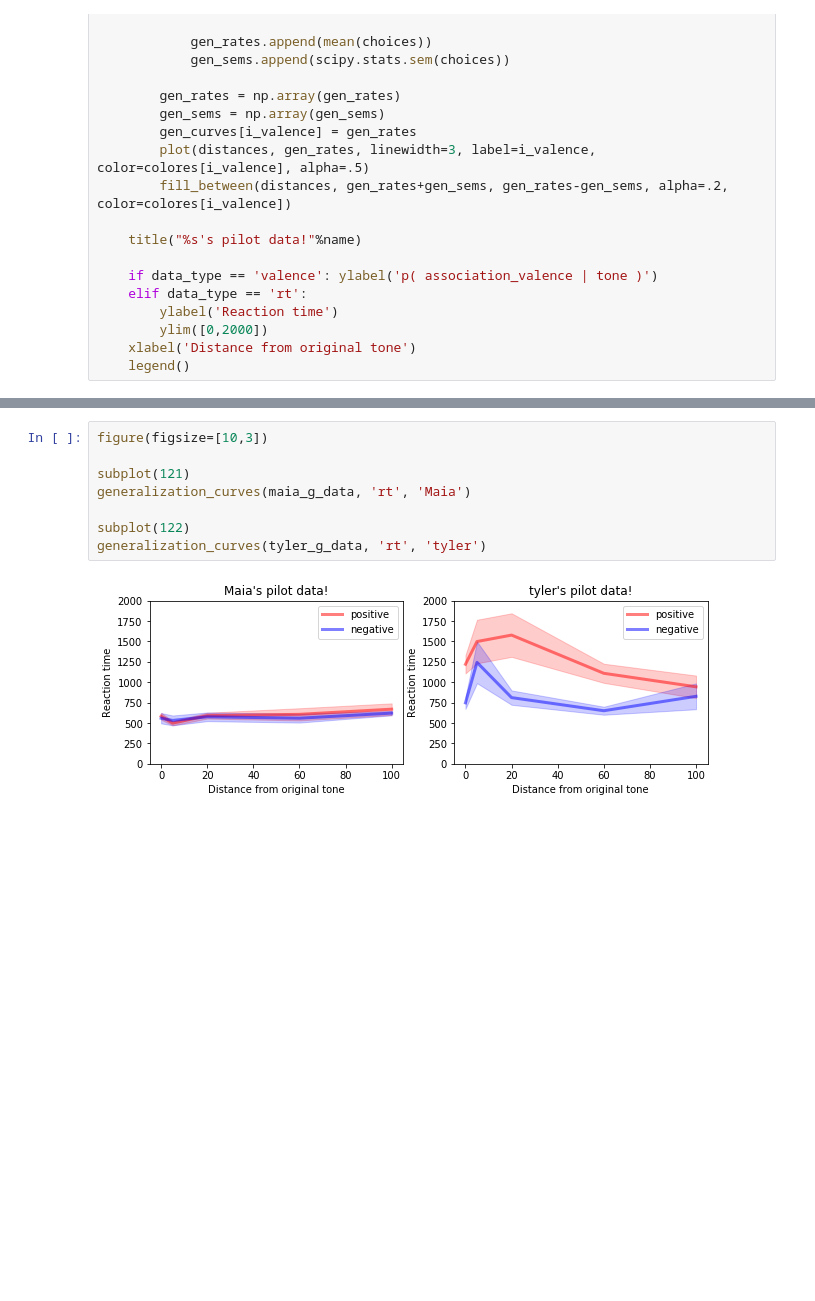
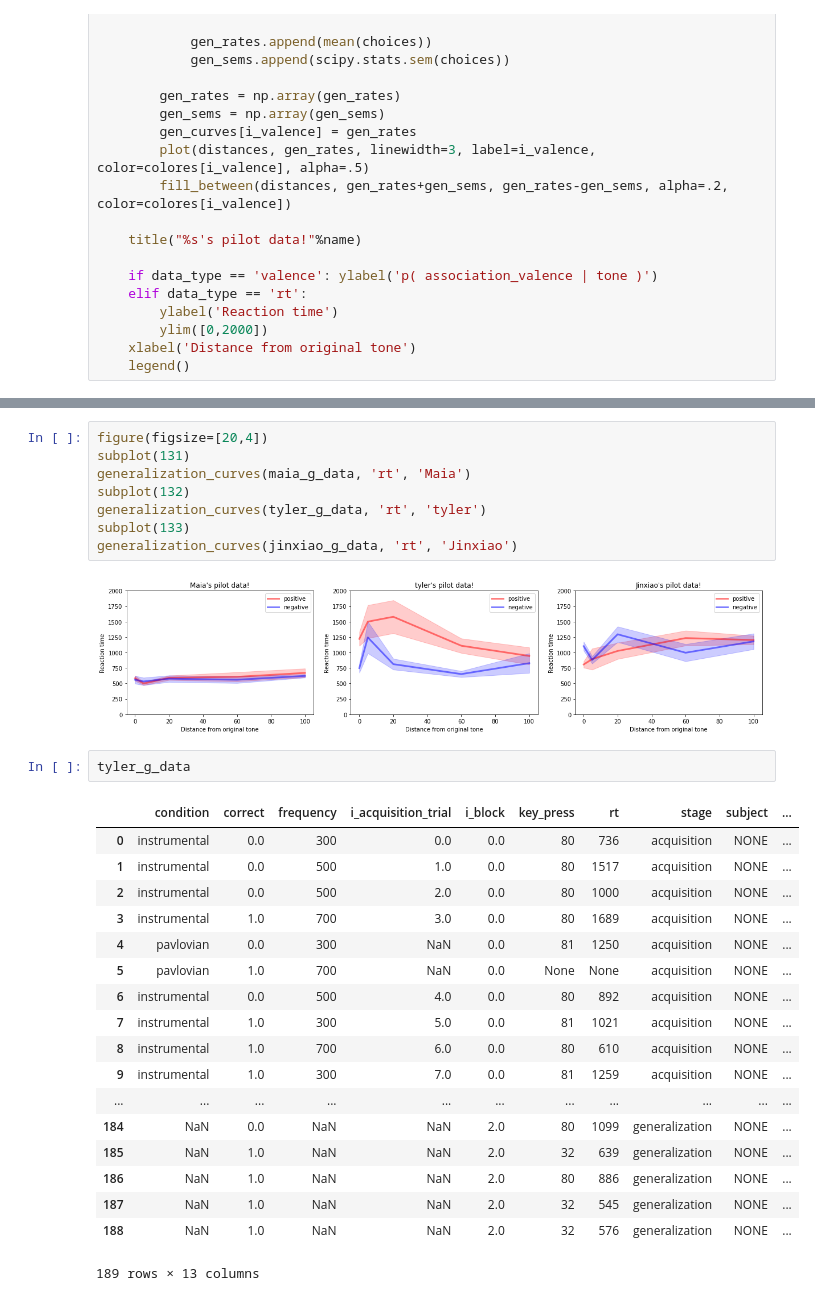
Before and after one commit to tzler/perception_affect_memory, a Jupyter notebook: analysis/pilot_analysis.ipynb, the cells around one changed output, grey strips where cells are left out. Cells and saved outputs as stored; diff of their text form; blank space fills up the shorter version.

```diff
--- a/analysis/pilot_analysis.ipynb
+++ b/analysis/pilot_analysis.ipynb
@@ -213,13 +223,34 @@ subplot(122); generalization_curves(tyler_g_data, 'valence', "tyler")
 # %%
-figure(figsize=[10,3])
-
-subplot(121)
+figure(figsize=[20,4])
+subplot(131)
 generalization_curves(maia_g_data, 'rt', 'Maia')
-
-subplot(122)
+subplot(132)
 generalization_curves(tyler_g_data, 'rt', 'tyler')
+subplot(133)
+generalization_curves(jinxiao_g_data, 'rt', 'Jinxiao')
 # %% [output]
-[figure, old version]
+[figure, new version]
+# %%
+tyler_g_data
+# %% [output]
+|  | condition | correct | frequency | i_acquisition_trial | i_block | key_press | rt | stage | subject | ... |
+| 0 | instrumental | 0.0 | 300 | 0.0 | 0.0 | 80 | 736 | acquisition | NONE | ... |
+| 1 | instrumental | 0.0 | 500 | 1.0 | 0.0 | 80 | 1517 | acquisition | NONE | ... |
+| 2 | instrumental | 0.0 | 500 | 2.0 | 0.0 | 80 | 1000 | acquisition | NONE | ... |
+| 3 | instrumental | 1.0 | 700 | 3.0 | 0.0 | 80 | 1689 | acquisition | NONE | ... |
+| 4 | pavlovian | 0.0 | 300 | NaN | 0.0 | 81 | 1250 | acquisition | NONE | ... |
+| 5 | pavlovian | 1.0 | 700 | NaN | 0.0 | None | None | acquisition | NONE | ... |
+| 6 | instrumental | 0.0 | 500 | 4.0 | 0.0 | 80 | 892 | acquisition | NONE | ... |
+| 7 | instrumental | 1.0 | 300 | 5.0 | 0.0 | 81 | 1021 | acquisition | NONE | ... |
+| 8 | instrumental | 1.0 | 700 | 6.0 | 0.0 | 80 | 610 | acquisition | NONE | ... |
+| 9 | instrumental | 1.0 | 300 | 7.0 | 0.0 | 81 | 1259 | acquisition | NONE | ... |
+| ... | ... | ... | ... | ... | ... | ... | ... | ... | ... | ... |
+| 184 | NaN | 0.0 | NaN | NaN | 2.0 | 80 | 1099 | generalization | NONE | ... |
+| 185 | NaN | 1.0 | NaN | NaN | 2.0 | 32 | 639 | generalization | NONE | ... |
+| 186 | NaN | 1.0 | NaN | NaN | 2.0 | 80 | 886 | generalization | NONE | ... |
+| 187 | NaN | 1.0 | NaN | NaN | 2.0 | 32 | 545 | generalization | NONE | ... |
+| 188 | NaN | 1.0 | NaN | NaN | 2.0 | 32 | 576 | generalization | NONE | ... |
+189 rows × 13 columns
 # %%
 import json, pymongo, pandas
 import numpy as np
```
Also changed, not shown: parts of 4 cells of this notebook, 1 other file.
